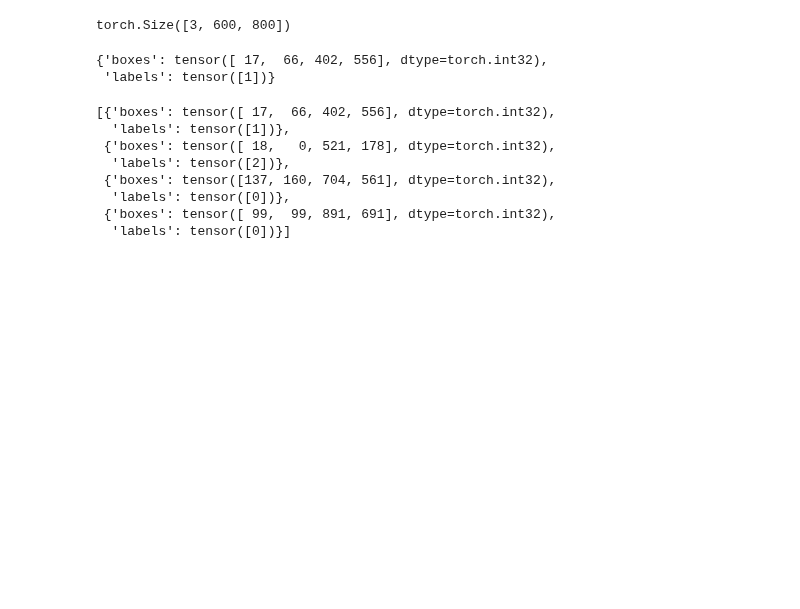
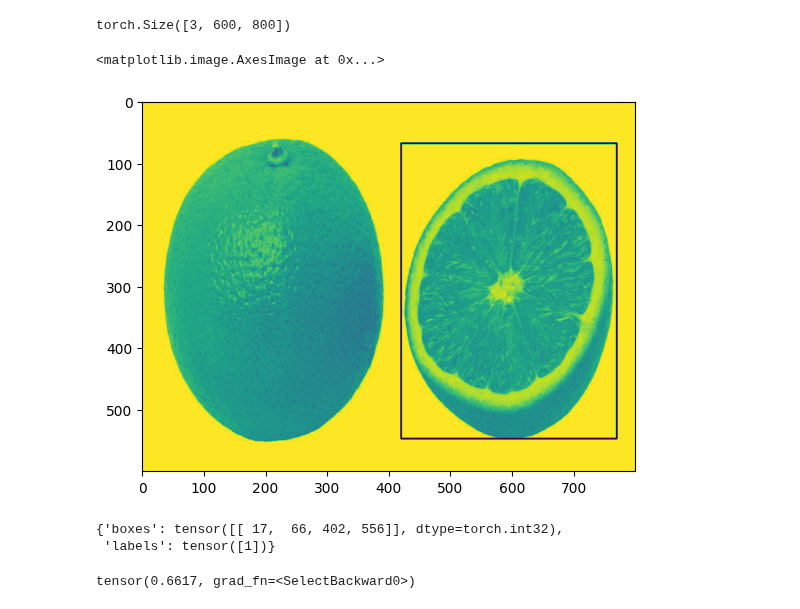
Before and after one commit to bigmb/mb_pytorch, a Jupyter notebook: examples/object_detection_new.ipynb, the cells around one changed output. Saved outputs shown, nothing was run; the diff lists cells and outputs as text; code cells hidden in the pictures; blank space fills up the shorter version.

```diff
--- a/examples/object_detection_new.ipynb
+++ b/examples/object_detection_new.ipynb
@@ -129,9 +129,9 @@ AssertionError: Expected target boxes to be a tensor of shape [N, 4], got torch.
 # %%
-device = 'cpu'
-for batch_idx, data in enumerate(train_loader):
-        images,bbox,labels = data.values()
-        images_l = list(image.to(device) for image in images)
-        bbox_l = list(b.to(device) for b in bbox)
-        labels_l = list(label.to(device) for label in labels)
-        targets_l = [{'boxes': b,'labels': label} for b,label in zip(bbox, labels)]
-        break
+# device = 'cpu'
+# for batch_idx, data in enumerate(train_loader):
+#         images,bbox,labels = data.values()
+#         images_l = list(image.to(device) for image in images)
+#         bbox_l = list(b.to(device) for b in bbox)
+#         labels_l = list(label.to(device) for label in labels)
+#         targets_l = [{'boxes': b,'labels': label} for b,label in zip(bbox, labels)]
+#         break
@@ -148 +329,3 @@ target_new = [{'boxes': b,'labels': label} for b,label in zip(bbox, labels)]
+# %%
+x1,y1,x2,y2 = loss_dict_val['boxes'][2][0],loss_dict_val['boxes'][2][1],loss_dict_val['boxes'][2][2],loss_dict_val['boxes'][2][3]
 # %%
@@ -152,16 +337,10 @@ torch.Size([3, 600, 800])
+# %%
+plt.imshow(cv2.rectangle(np.array(images_val[0][1,:,:]), (int(x1), int(y1)), (int(x2), int(y2)), (0, 0, 255), 2))
+# %% [output]
+<matplotlib.image.AxesImage at 0x...>
+[figure, added]
 # %%
-targets_l[0]
+targets_val[0]
 # %% [output]
-{'boxes': tensor([ 17,  66, 402, 556], dtype=torch.int32),
+{'boxes': tensor([[ 17,  66, 402, 556]], dtype=torch.int32),
  'labels': tensor([1])}
-# %%
-targets_l
-# %% [output]
-[{'boxes': tensor([ 17,  66, 402, 556], dtype=torch.int32),
-  'labels': tensor([1])},
- {'boxes': tensor([ 18,   0, 521, 178], dtype=torch.int32),
-  'labels': tensor([2])},
- {'boxes': tensor([137, 160, 704, 561], dtype=torch.int32),
-  'labels': tensor([0])},
- {'boxes': tensor([ 99,  99, 891, 691], dtype=torch.int32),
-  'labels': tensor([0])}]
@@ -167,0 +349,4 @@ targets_l
+# %%
+kx[0]['scores'][2]
+# %% [output]
+tensor(0.6617, grad_fn=<SelectBackward0>)
```
Also changed, not shown: parts of 21 cells of this notebook, 5 other files.
